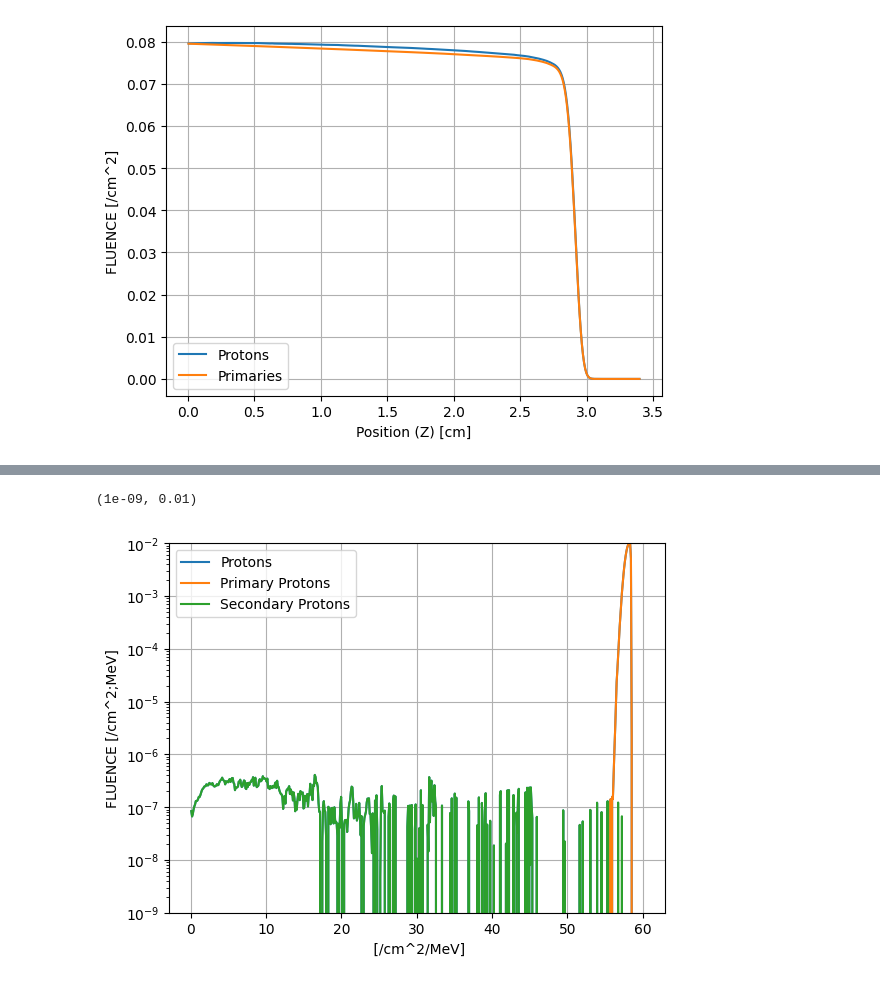
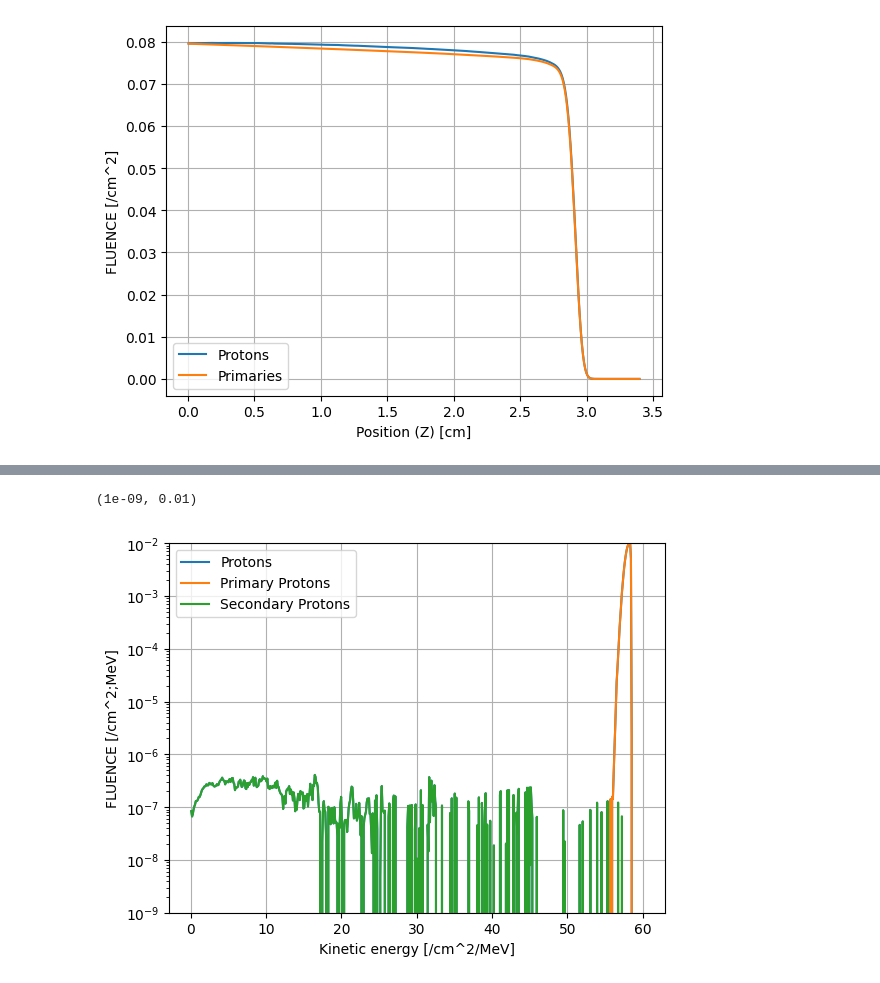
Before and after one commit to grzanka/plotly_lgad_dosimetry, a Jupyter notebook: montecarlo/mc.ipynb, the cells around one changed output, grey strips where cells are left out. Cells and saved outputs as stored; diff of their text form; code cells hidden in the pictures.

```diff
--- a/montecarlo/mc.ipynb
+++ b/montecarlo/mc.ipynb
@@ -306,21 +300,21 @@ ax.legend()
 # %%
 ProtonsKineticEnergySpectrumAt0mm = get_data_1d(bp_mc_data_file_sh12a, estimator_name="slab_at_0mm", page_name="ProtonsKineticEnergySpectrum")
 PrimaryProtonsKineticEnergySpectrumAt0mm = get_data_1d(bp_mc_data_file_sh12a, estimator_name="slab_at_0mm", page_name="PrimaryProtonsKineticEnergySpectrum")
 SecondaryProtonsKineticEnergySpectrumAt0mm = get_data_1d(bp_mc_data_file_sh12a, estimator_name="slab_at_0mm", page_name="SecondaryProtonsKineticEnergySpectrum")
 
 fig, ax = plt.subplots()
 ax.plot(ProtonsKineticEnergySpectrumAt0mm.x_values, ProtonsKineticEnergySpectrumAt0mm.y_values, label="Protons")
 ax.plot(PrimaryProtonsKineticEnergySpectrumAt0mm.x_values, PrimaryProtonsKineticEnergySpectrumAt0mm.y_values, label="Primary Protons")
 ax.plot(SecondaryProtonsKineticEnergySpectrumAt0mm.x_values, SecondaryProtonsKineticEnergySpectrumAt0mm.y_values, label="Secondary Protons")
-ax.set_xlabel(f"{ProtonsKineticEnergySpectrumAt0mm.x_name} [{ProtonsKineticEnergySpectrumAt0mm.x_unit}]")
+ax.set_xlabel(f"Kinetic energy [{ProtonsKineticEnergySpectrumAt0mm.x_unit}]")
 ax.set_ylabel(f"{ProtonsKineticEnergySpectrumAt0mm.y_name} [{ProtonsKineticEnergySpectrumAt0mm.y_unit}]")
 ax.grid(True)
 ax.legend()
 ax.set_yscale("log")
 ax.set_ylim(1e-9, 1e-2)
 # %% [output]
 (1e-09, 0.01)
-[figure, old version]
+[figure, new version]
 # %%
 ProtonsKineticEnergySpectrumAt15mm = get_data_1d(bp_mc_data_file_sh12a, estimator_name="slab_at_15mm", page_name="ProtonsKineticEnergySpectrum")
 PrimaryProtonsKineticEnergySpectrumAt15mm = get_data_1d(bp_mc_data_file_sh12a, estimator_name="slab_at_15mm", page_name="PrimaryProtonsKineticEnergySpectrum")
```
Also changed, not shown: parts of 10 cells of this notebook.
